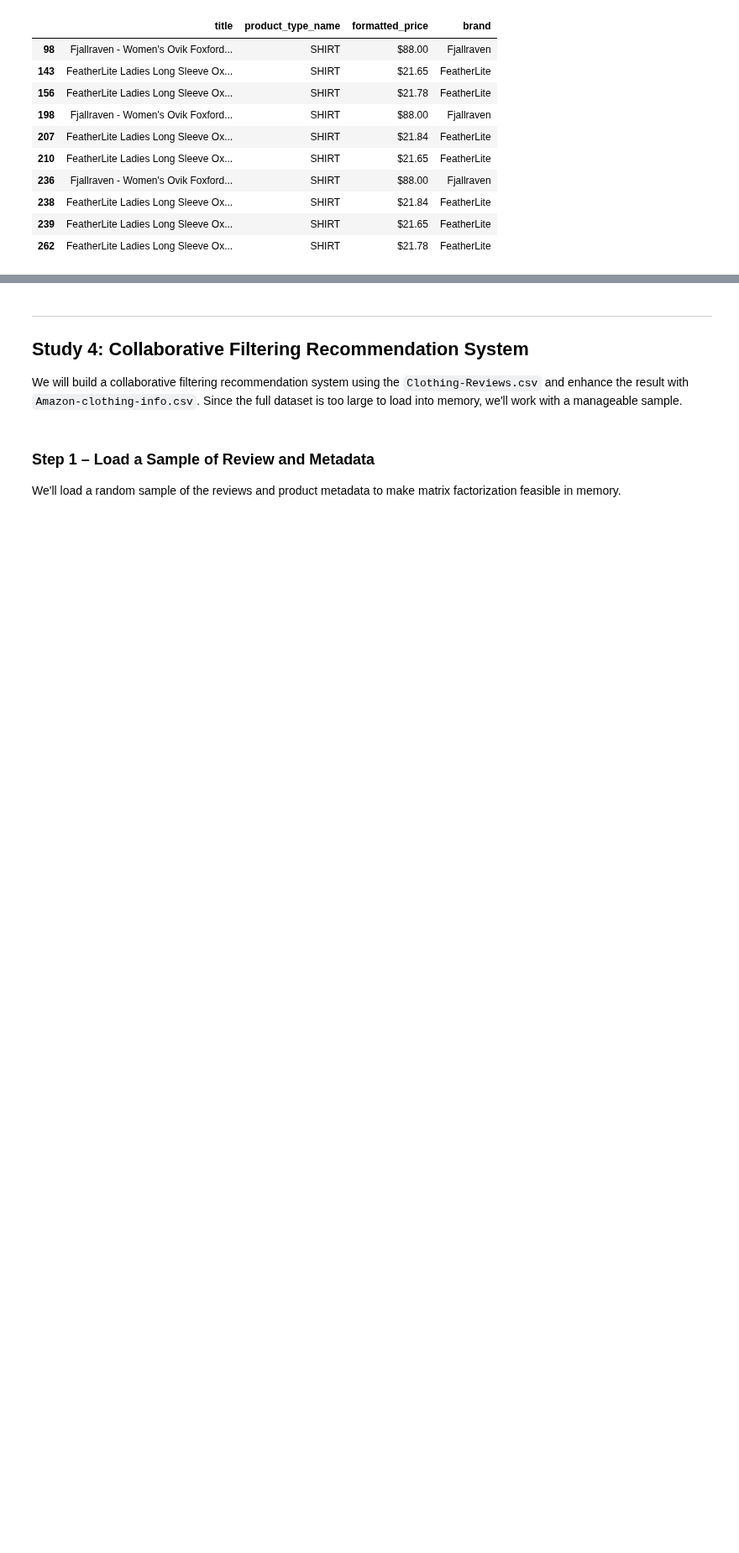
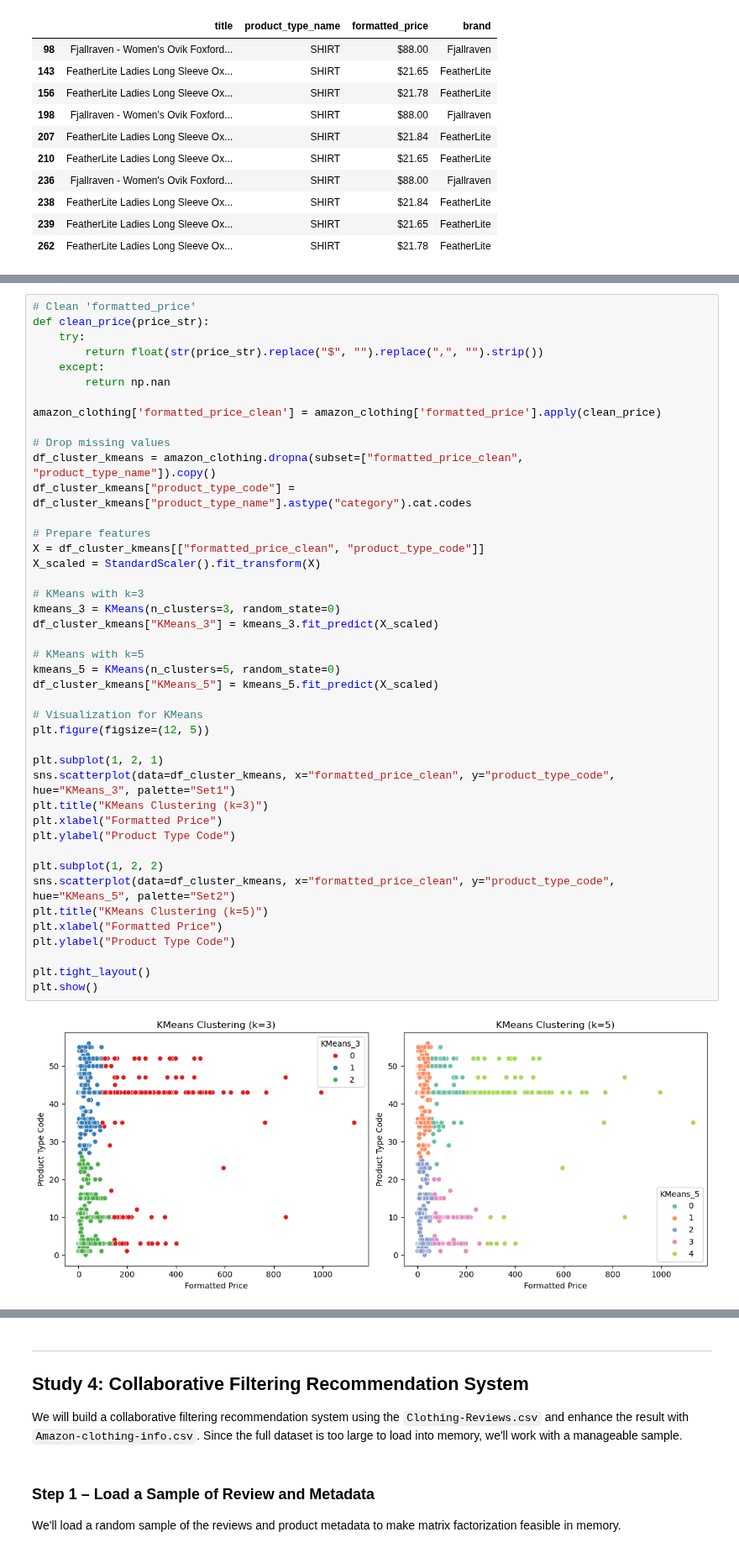
Before and after one commit to royruik/CSI4142_Assignments, a Jupyter notebook: A4/A4_Jupyter_Analysis.ipynb, the cells around one changed output, grey strips where cells are left out. Shown at 84% size. Drawn from its saved outputs; the diff is of its cells as text; blank space fills up the shorter version.

```diff
--- a/A4/A4_Jupyter_Analysis.ipynb
+++ b/A4/A4_Jupyter_Analysis.ipynb
@@ -704,0 +508,45 @@ dtype: float64
+# %%
+# Clean 'formatted_price'
+def clean_price(price_str):
+    try:
+        return float(str(price_str).replace("$", "").replace(",", "").strip())
+    except:
+        return np.nan
+
+amazon_clothing['formatted_price_clean'] = amazon_clothing['formatted_price'].apply(clean_price)
+
+# Drop missing values
+df_cluster_kmeans = amazon_clothing.dropna(subset=["formatted_price_clean", "product_type_name"]).copy()
+df_cluster_kmeans["product_type_code"] = df_cluster_kmeans["product_type_name"].astype("category").cat.codes
+
+# Prepare features
+X = df_cluster_kmeans[["formatted_price_clean", "product_type_code"]]
+X_scaled = StandardScaler().fit_transform(X)
+
+# KMeans with k=3
+kmeans_3 = KMeans(n_clusters=3, random_state=0)
+df_cluster_kmeans["KMeans_3"] = kmeans_3.fit_predict(X_scaled)
+
+# KMeans with k=5
+kmeans_5 = KMeans(n_clusters=5, random_state=0)
+df_cluster_kmeans["KMeans_5"] = kmeans_5.fit_predict(X_scaled)
+
+# Visualization for KMeans
+plt.figure(figsize=(12, 5))
+
+plt.subplot(1, 2, 1)
+sns.scatterplot(data=df_cluster_kmeans, x="formatted_price_clean", y="product_type_code", hue="KMeans_3", palette="Set1")
+plt.title("KMeans Clustering (k=3)")
+plt.xlabel("Formatted Price")
+plt.ylabel("Product Type Code")
+
+plt.subplot(1, 2, 2)
+sns.scatterplot(data=df_cluster_kmeans, x="formatted_price_clean", y="product_type_code", hue="KMeans_5", palette="Set2")
+plt.title("KMeans Clustering (k=5)")
+plt.xlabel("Formatted Price")
+plt.ylabel("Product Type Code")
+
+plt.tight_layout()
+plt.show()
+# %% [output]
+[figure, added]
```
Also changed, not shown: parts of 33 cells of this notebook.
